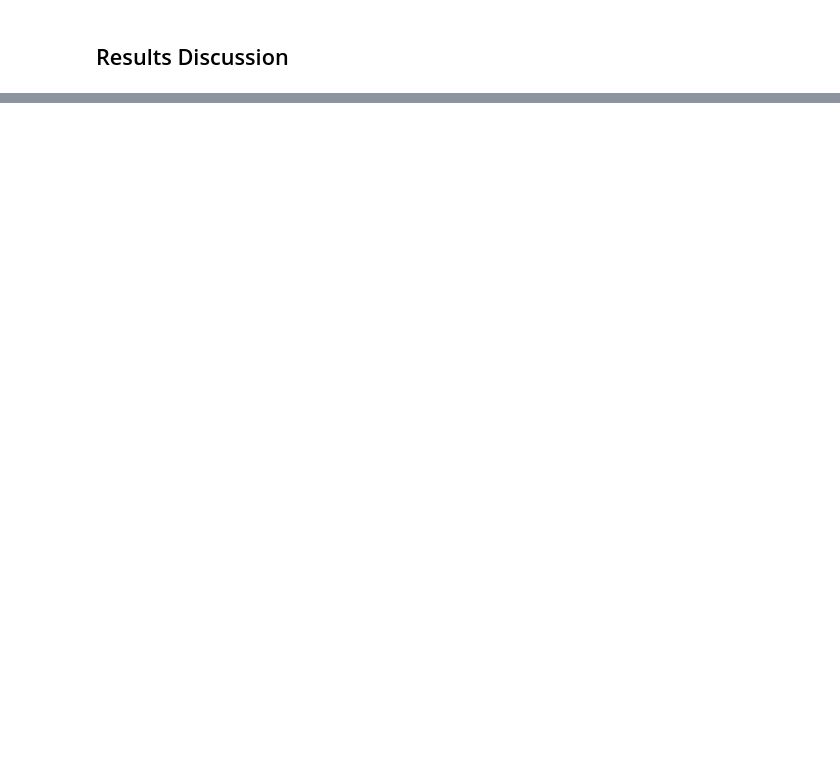
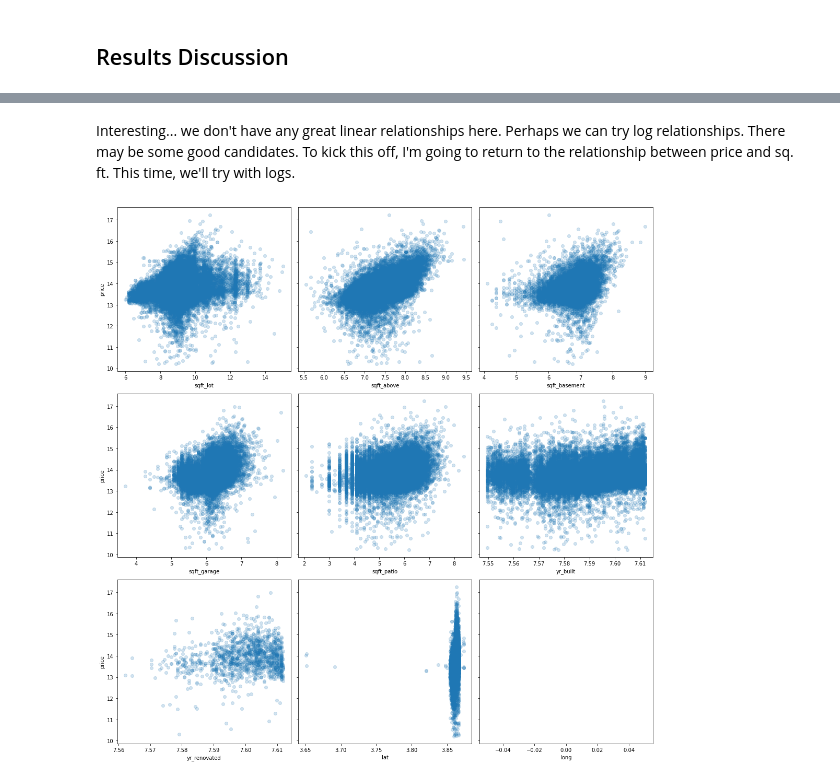
Before and after one commit to bennettandrewm/kings_county_real_estate_analysis, a Jupyter notebook: kings_county_real_estate_analysis.ipynb, the cells around one changed output, grey strips where cells are left out. Drawn from its saved outputs; the diff is of its cells as text; code cells hidden in the pictures; blank space fills up the shorter version.

```diff
--- a/kings_county_real_estate_analysis.ipynb
+++ b/kings_county_real_estate_analysis.ipynb
@@ -232,0 +618,27 @@ The coefficients for the intercept
+# %% [markdown]
+Interesting... we don't have any great linear relationships here. Perhaps we can try log relationships. There may be some good candidates. To kick this off, I'm going to return to the relationship between price and sq. ft. This time, we'll try with logs.
+# %%
+import matplotlib.pyplot as plt
+import numpy as np
+
+X = kc[numeric_cont].drop("date", axis=1)
+X = X.drop("price", axis=1)
+X = X.drop("sqft_living", axis=1)
+
+fig, axes = plt.subplots(nrows=3, ncols=3, figsize=(15,15), sharey=True)
+
+for i, column in enumerate(X.columns):
+    # Locate applicable axes
+    row = i // 3
+    col = i % 3
+    ax = axes[row][col]
+
+    # Plot feature vs. y and label axes
+    ax.scatter(np.log(X[column]), np.log(y), alpha=0.2)
+    ax.set_xlabel(column)
+    if col == 0:
+        ax.set_ylabel("price")
+
+fig.tight_layout()
+# %% [output]
+[figure, added]
```
Also changed, not shown: parts of 92 cells of this notebook.
